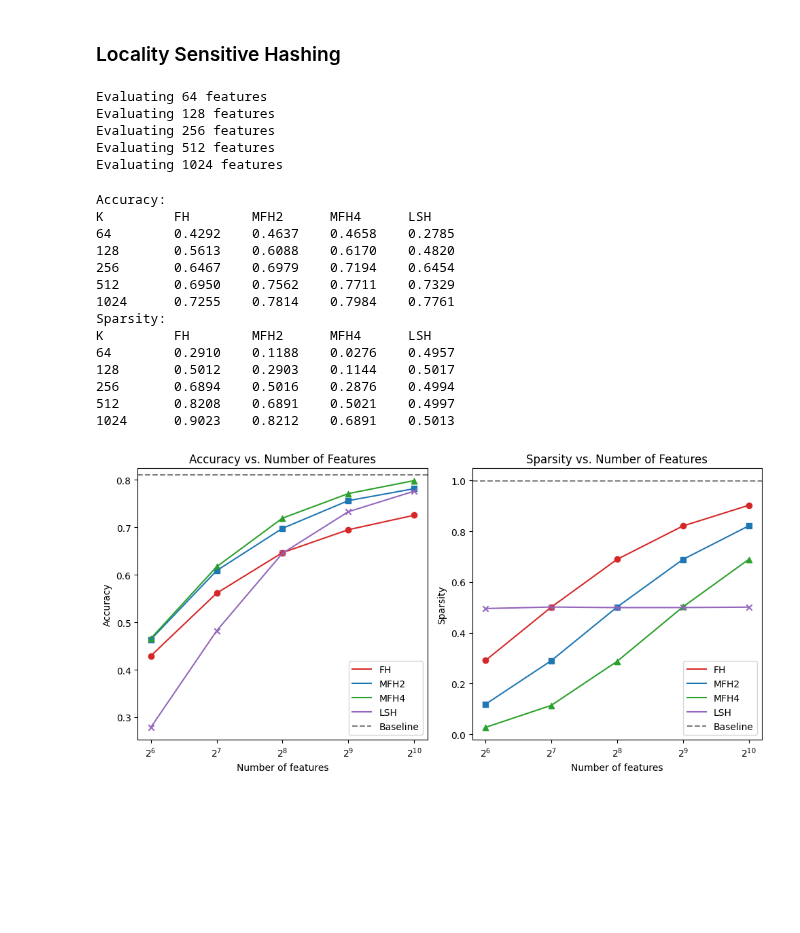
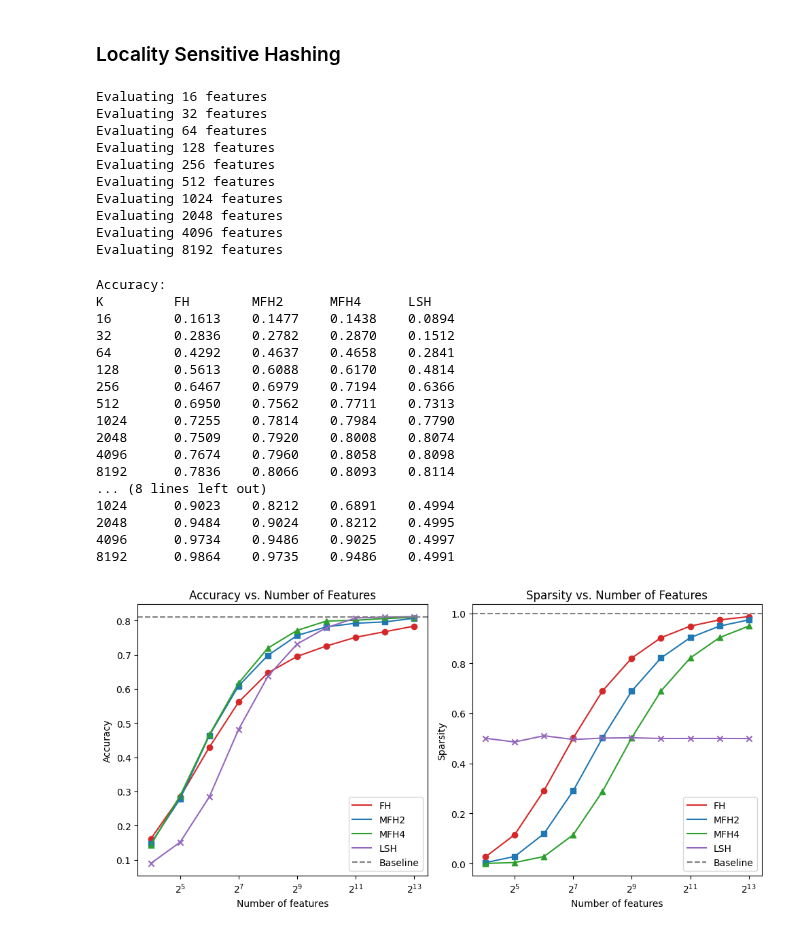
Before and after one commit to Gal-Noy/MSC-Data-Streaming-Algorithms, a Jupyter notebook: FeatureHashing/feature_hashing.ipynb, the cells around one changed output. Cells and saved outputs as stored; diff of their text form; code cells hidden in the pictures; blank space fills up the shorter version.

```diff
--- a/FeatureHashing/feature_hashing.ipynb
+++ b/FeatureHashing/feature_hashing.ipynb
@@ -14,7 +14,7 @@ from sklearn.metrics import accuracy_score
 from sklearn.model_selection import train_test_split
 from sklearn.neighbors import KNeighborsClassifier
 # %%
-K_VALS = [2**i for i in range(5, 15)]       # Values for destination dimension
+K_VALS = [2**i for i in range(4, 14)]       # Values for destination dimension
 C_VALS = [2, 4]                             # Values for number of hash functions
 # %%
 X, y = fetch_20newsgroups(subset='all', return_X_y=True)
@@ -257,9 +270,8 @@ class RandomProjectionLSH(BaseEstimator, TransformerMixin):
         self.hyperplane = None
 
     def fit(self, X, y=None):
-        input_dim = X.shape[1]
         np.random.seed(self.seed)
-        self.hyperplane = np.random.randn(input_dim, self.n_features)
+        self.hyperplane = np.random.randn(X.shape[1], self.n_features)
         self.hyperplane /= np.linalg.norm(self.hyperplane, axis=0)
         return self
 
@@ -270,20 +282,25 @@ class RandomProjectionLSH(BaseEstimator, TransformerMixin):
     def fit_transform(self, X, y=None):
         return self.fit(X).transform(X)
 # %%
-lsh_scores = []
-lsh_sparsities = []
+rp_lsh_scores = []
+rp_lsh_sparsities = []
 for n_features in K_VALS:
     lsh = RandomProjectionLSH(n_features)
     print(f'Evaluating {n_features} features')
     score, sparsity = train_and_evaluate_model(X_bow, y, model=lsh)
-    lsh_scores.append(score)
-    lsh_sparsities.append(sparsity)
+    rp_lsh_scores.append(score)
+    rp_lsh_sparsities.append(sparsity)
 # %% [output]
+Evaluating 16 features
+Evaluating 32 features
 Evaluating 64 features
 Evaluating 128 features
 Evaluating 256 features
 Evaluating 512 features
 Evaluating 1024 features
+Evaluating 2048 features
+Evaluating 4096 features
+Evaluating 8192 features
 # %%
 markers = ['o', 's', '^', 'D', 'x', '*', 'P']
 colors = ['tab:red', 'tab:blue', 'tab:green', 'tab:orange', 'tab:purple', 'tab:pink', 'tab:brown']
@@ -299,52 +316,55 @@ ax1.scatter(K_VALS, fh_scores, color=colors[0], marker=markers[0])
 for i, n_hashes in enumerate(C_VALS):
     ax1.plot(K_VALS, mfh_scores[i], label=f'MFH{n_hashes}', color=colors[i+1])
     ax1.scatter(K_VALS, mfh_scores[i], color=colors[i+1], marker=markers[i+1])
-ax1.plot(K_VALS, lsh_scores, label='LSH', color=colors[2+len(C_VALS)])
-ax1.scatter(K_VALS, lsh_scores, color=colors[2+len(C_VALS)], marker=markers[2+len(C_VALS)])
+ax1.plot(K_VALS, rp_lsh_scores, label='LSH', color=colors[2+len(C_VALS)])
+ax1.scatter(K_VALS, rp_lsh_scores, color=colors[2+len(C_VALS)], marker=markers[2+len(C_VALS)])
 ax1.axhline(y=baseline_score, color='gray', linestyle='--', label='Baseline')
 ax1.set_xscale('log', base=2)
 ax1.legend()
 
 # Plot for Sparsity
 ax2.set_title('Sparsity vs. Number of Features')
 ax2.set_xlabel('Number of features')
 ax2.set_ylabel('Sparsity')
 ax2.plot(K_VALS, fh_sparsities, label='FH', color=colors[0])
 ax2.scatter(K_VALS, fh_sparsities, color=colors[0], marker=markers[0])
 for i, n_hashes in enumerate(C_VALS):
     ax2.plot(K_VALS, mfh_sparsities[i], label=f'MFH{n_hashes}', color=colors[i+1])
     ax2.scatter(K_VALS, mfh_sparsities[i], color=colors[i+1], marker=markers[i+1])
-ax2.plot(K_VALS, lsh_sparsities, label='LSH', color=colors[2+len(C_VALS)])
-ax2.scatter(K_VALS, lsh_sparsities, color=colors[2+len(C_VALS)], marker=markers[2+len(C_VALS)])
+ax2.plot(K_VALS, rp_lsh_sparsities, label='LSH', color=colors[2+len(C_VALS)])
+ax2.scatter(K_VALS, rp_lsh_sparsities, color=colors[2+len(C_VALS)], marker=markers[2+len(C_VALS)])
 ax2.axhline(y=baseline_sparsity, color='gray', linestyle='--', label='Baseline')
 ax2.set_xscale('log', base=2)
 ax2.legend()
 
 print("Accuracy:")
 print(f"{'K':<10}{'FH':<10}{'MFH2':<10}{'MFH4':<10}{'LSH':<10}")
 for i, k in enumerate(K_VALS):
-    print(f"{k:<10}{fh_scores[i]:<10.4f}{mfh_scores[0][i]:<10.4f}{mfh_scores[1][i]:<10.4f}{lsh_scores[i]:<10.4f}")
+    print(f"{k:<10}{fh_scores[i]:<10.4f}{mfh_scores[0][i]:<10.4f}{mfh_scores[1][i]:<10.4f}{rp_lsh_scores[i]:<10.4f}")
 
 print("Sparsity:")
 print(f"{'K':<10}{'FH':<10}{'MFH2':<10}{'MFH4':<10}{'LSH':<10}")
 for i, k in enumerate(K_VALS):
-    print(f"{k:<10}{fh_sparsities[i]:<10.4f}{mfh_sparsities[0][i]:<10.4f}{mfh_sparsities[1][i]:<10.4f}{lsh_sparsities[i]:<10.4f}")
+    print(f"{k:<10}{fh_sparsities[i]:<10.4f}{mfh_sparsities[0][i]:<10.4f}{mfh_sparsities[1][i]:<10.4f}{rp_lsh_sparsities[i]:<10.4f}")
 
 plt.tight_layout()
 plt.show()
 # %% [output]
 Accuracy:
 K         FH        MFH2      MFH4      LSH
-64        0.4292    0.4637    0.4658    0.2785
-128       0.5613    0.6088    0.6170    0.4820
-256       0.6467    0.6979    0.7194    0.6454
-512       0.6950    0.7562    0.7711    0.7329
-1024      0.7255    0.7814    0.7984    0.7761
-Sparsity:
-K         FH        MFH2      MFH4      LSH
-64        0.2910    0.1188    0.0276    0.4957
-128       0.5012    0.2903    0.1144    0.5017
-256       0.6894    0.5016    0.2876    0.4994
-512       0.8208    0.6891    0.5021    0.4997
-1024      0.9023    0.8212    0.6891    0.5013
+16        0.1613    0.1477    0.1438    0.0894
+32        0.2836    0.2782    0.2870    0.1512
+64        0.4292    0.4637    0.4658    0.2841
+128       0.5613    0.6088    0.6170    0.4814
+256       0.6467    0.6979    0.7194    0.6366
+512       0.6950    0.7562    0.7711    0.7313
+1024      0.7255    0.7814    0.7984    0.7790
+2048      0.7509    0.7920    0.8008    0.8074
+4096      0.7674    0.7960    0.8058    0.8098
+8192      0.7836    0.8066    0.8093    0.8114
+... (8 lines left out)
+1024      0.9023    0.8212    0.6891    0.4994
+2048      0.9484    0.9024    0.8212    0.4995
+4096      0.9734    0.9486    0.9025    0.4997
+8192      0.9864    0.9735    0.9486    0.4991
-[figure, old version]
+[figure, new version]
```
Also changed, not shown: parts of 4 cells of this notebook.
